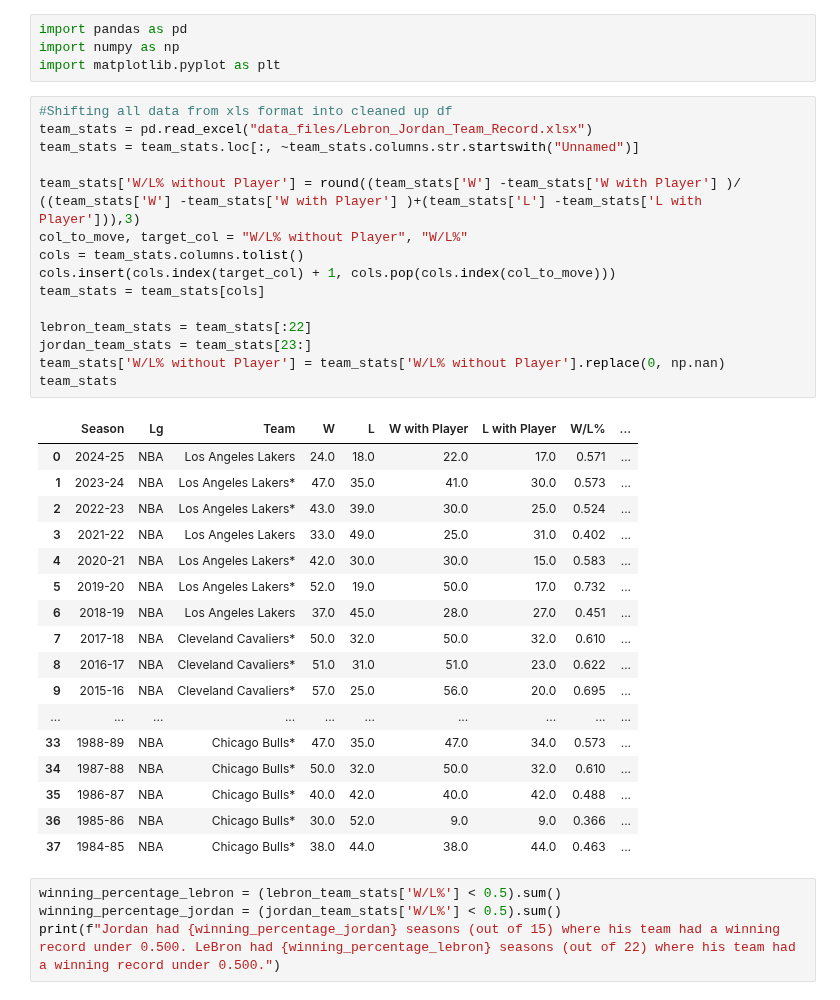
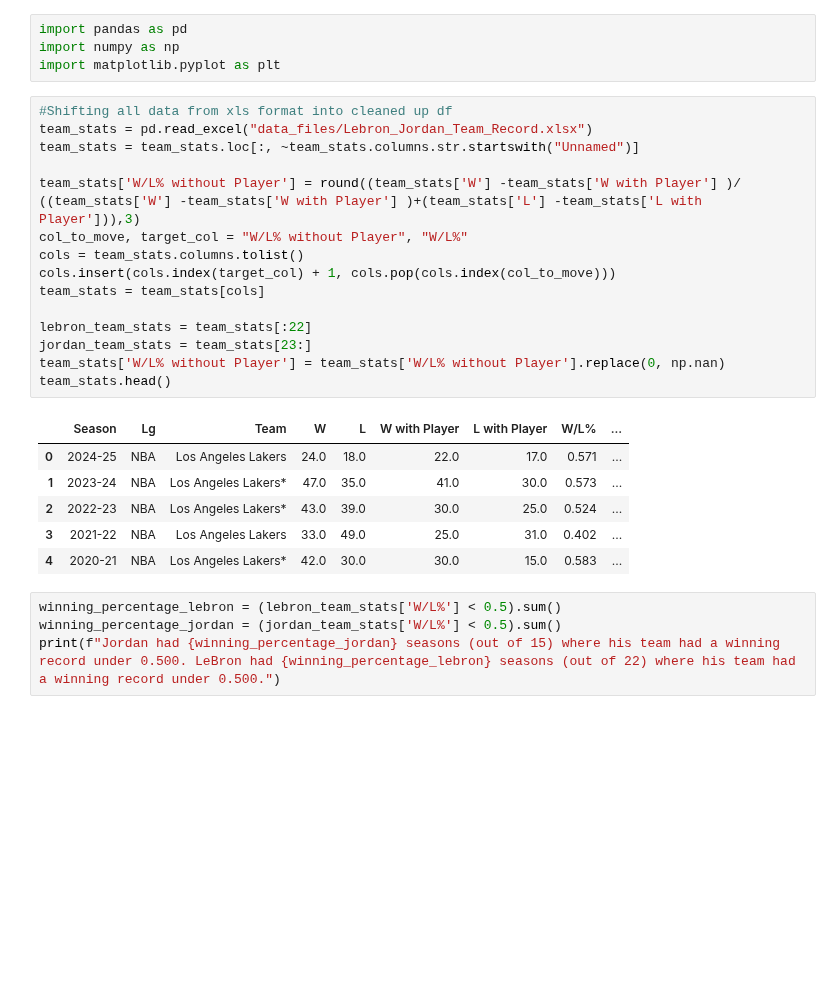
Before and after one commit to gohsoonhao/therealGOAT, a Jupyter notebook: 2b_reg_season_team_success.ipynb, the cells around one changed output. Drawn from its saved outputs; the diff is of its cells as text; blank space fills up the shorter version.

```diff
--- a/2b_reg_season_team_success.ipynb
+++ b/2b_reg_season_team_success.ipynb
@@ -5,36 +5,25 @@ import matplotlib.pyplot as plt
 # %%
 #Shifting all data from xls format into cleaned up df
 team_stats = pd.read_excel("data_files/Lebron_Jordan_Team_Record.xlsx")
 team_stats = team_stats.loc[:, ~team_stats.columns.str.startswith("Unnamed")]
 
 team_stats['W/L% without Player'] = round((team_stats['W'] -team_stats['W with Player'] )/ ((team_stats['W'] -team_stats['W with Player'] )+(team_stats['L'] -team_stats['L with Player'])),3)
 col_to_move, target_col = "W/L% without Player", "W/L%"
 cols = team_stats.columns.tolist()
 cols.insert(cols.index(target_col) + 1, cols.pop(cols.index(col_to_move)))
 team_stats = team_stats[cols]
 
 lebron_team_stats = team_stats[:22]
 jordan_team_stats = team_stats[23:]
 team_stats['W/L% without Player'] = team_stats['W/L% without Player'].replace(0, np.nan)
-team_stats
+team_stats.head()
 # %% [output]
 |  | Season | Lg | Team | W | L | W with Player | L with Player | W/L% | ... |
 | 0 | 2024-25 | NBA | Los Angeles Lakers | 24.0 | 18.0 | 22.0 | 17.0 | 0.571 | ... |
 | 1 | 2023-24 | NBA | Los Angeles Lakers* | 47.0 | 35.0 | 41.0 | 30.0 | 0.573 | ... |
 | 2 | 2022-23 | NBA | Los Angeles Lakers* | 43.0 | 39.0 | 30.0 | 25.0 | 0.524 | ... |
 | 3 | 2021-22 | NBA | Los Angeles Lakers | 33.0 | 49.0 | 25.0 | 31.0 | 0.402 | ... |
 | 4 | 2020-21 | NBA | Los Angeles Lakers* | 42.0 | 30.0 | 30.0 | 15.0 | 0.583 | ... |
-| 5 | 2019-20 | NBA | Los Angeles Lakers* | 52.0 | 19.0 | 50.0 | 17.0 | 0.732 | ... |
-| 6 | 2018-19 | NBA | Los Angeles Lakers | 37.0 | 45.0 | 28.0 | 27.0 | 0.451 | ... |
-| 7 | 2017-18 | NBA | Cleveland Cavaliers* | 50.0 | 32.0 | 50.0 | 32.0 | 0.610 | ... |
-| 8 | 2016-17 | NBA | Cleveland Cavaliers* | 51.0 | 31.0 | 51.0 | 23.0 | 0.622 | ... |
-| 9 | 2015-16 | NBA | Cleveland Cavaliers* | 57.0 | 25.0 | 56.0 | 20.0 | 0.695 | ... |
-| ... | ... | ... | ... | ... | ... | ... | ... | ... | ... |
-| 33 | 1988-89 | NBA | Chicago Bulls* | 47.0 | 35.0 | 47.0 | 34.0 | 0.573 | ... |
-| 34 | 1987-88 | NBA | Chicago Bulls* | 50.0 | 32.0 | 50.0 | 32.0 | 0.610 | ... |
-| 35 | 1986-87 | NBA | Chicago Bulls* | 40.0 | 42.0 | 40.0 | 42.0 | 0.488 | ... |
-| 36 | 1985-86 | NBA | Chicago Bulls* | 30.0 | 52.0 | 9.0 | 9.0 | 0.366 | ... |
-| 37 | 1984-85 | NBA | Chicago Bulls* | 38.0 | 44.0 | 38.0 | 44.0 | 0.463 | ... |
 # %%
 winning_percentage_lebron = (lebron_team_stats['W/L%'] < 0.5).sum()
 winning_percentage_jordan = (jordan_team_stats['W/L%'] < 0.5).sum()
```
Also changed, not shown: parts of 1 cell of this notebook, 1 other file.
